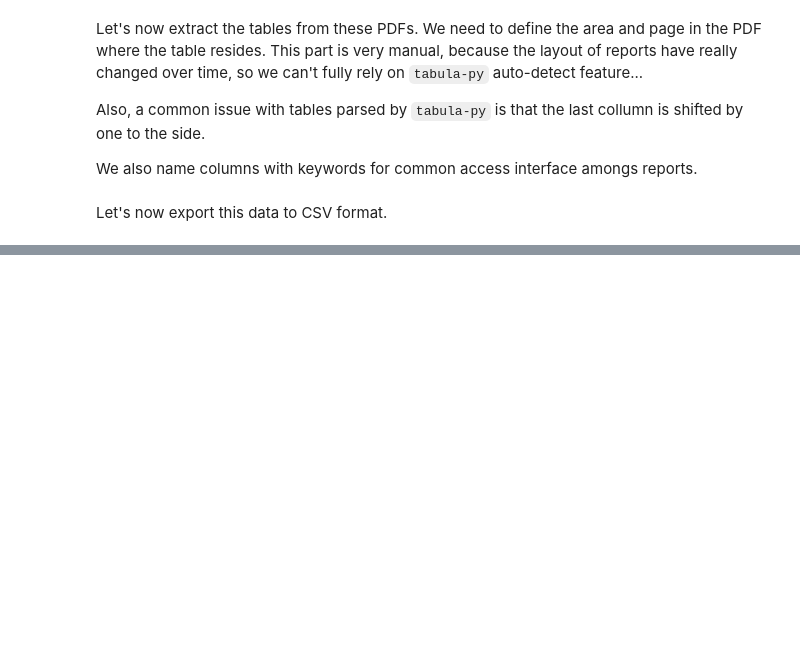
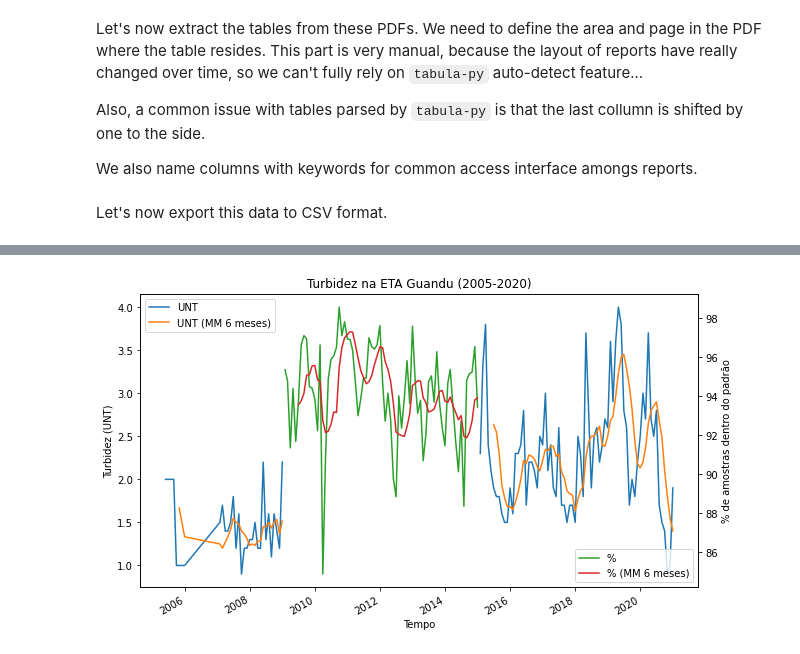
Before and after one commit to guidanoli/inf1032, a Jupyter notebook: guandu_historic_data.ipynb, the cells around one changed output, grey strips where cells are left out. Cells and saved outputs as stored; diff of their text form; code cells hidden in the pictures; blank space fills up the shorter version.

```diff
--- a/guandu_historic_data.ipynb
+++ b/guandu_historic_data.ipynb
@@ -216,0 +333,15 @@ for year, reportdata in reports.items():
+# %%
+plt.figure(figsize=[10,6])
+plt.title('Turbidez na ETA Guandu (2005-2020)')
+ax1 = df.turbity.plot(label='UNT')
+df.turbity.rolling(window=6).mean().plot(label='UNT (MM 6 meses)')
+ax1.set_ylabel('Turbidez (UNT)')
+plt.legend(loc='best')
+plt.xlabel('Tempo')
+ax2 = df.turbity_pct.plot(label='%', secondary_y=True)
+df.turbity_pct.rolling(window=6).mean().plot(label='% (MM 6 meses)', secondary_y=True)
+ax2.set_ylabel('% de amostras dentro do padrão')
+plt.legend(loc='lower right')
+plt.show()
+# %% [output]
+[figure, added]
```
Also changed, not shown: parts of 11 cells of this notebook, 10 other files.
